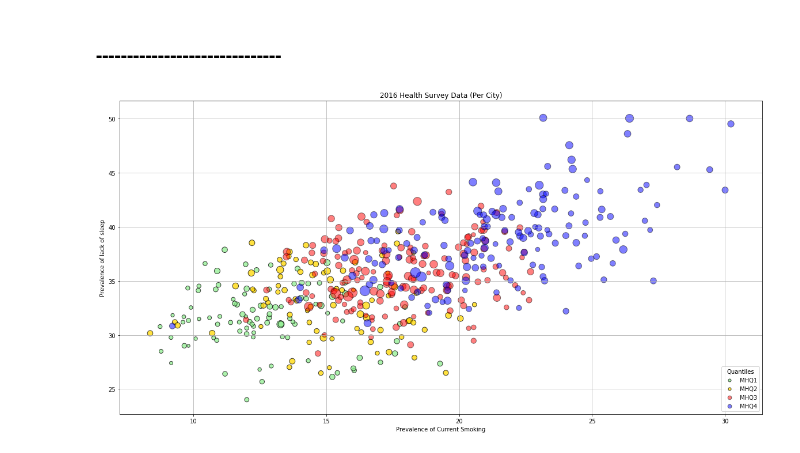
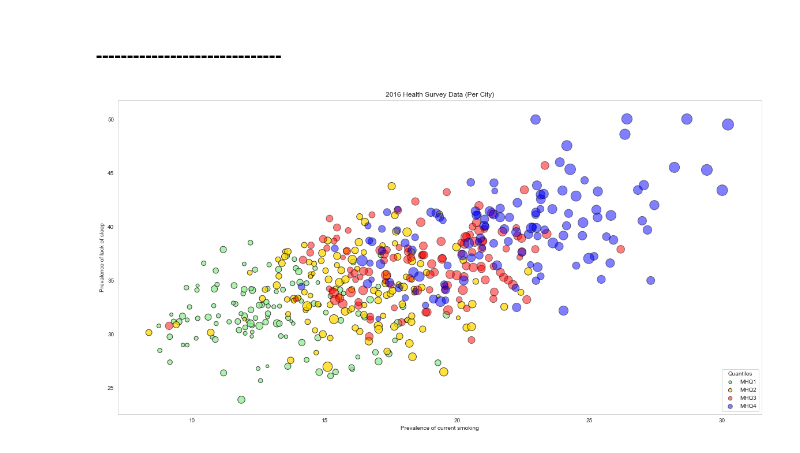
Before and after one commit to PetitsPoissons/Health_Project, a Jupyter notebook: MH_notebook_final.ipynb, the cells around one changed output. Drawn from its saved outputs; the diff is of its cells as text; code cells hidden in the pictures.

```diff
--- a/MH_notebook_final.ipynb
+++ b/MH_notebook_final.ipynb
@@ -317,18 +276,0 @@ sns.kdeplot(hi_final['HO_poor_mental_health'], shade=True)
-# %%
-# Calculating quantiles on mental health outcome (MH) & preparing bins
-print(tracts_clean['HO_poor_mental_health'].describe())
-tracts_bins = [4]
-tracts_MH_Q1 = tracts_clean['HO_poor_mental_health'].quantile(0.25)
-tracts_bins.append(tracts_MH_Q1)
-tracts_MH_Q2 = tracts_clean['HO_poor_mental_health'].quantile(0.5)
-tracts_bins.append(tracts_MH_Q2)
-tracts_MH_Q3 = tracts_clean['HO_poor_mental_health'].quantile(0.75)
-tracts_bins.append(tracts_MH_Q3)
-tracts_bins.append(30)
-print(tracts_bins)
-tracts_labels = ['low', 'low-med', 'med-high', 'high']
-print(tracts_labels)
-
-# Append our bins to our tracts_clean dataframe
-tracts_clean['quantile'] = pd.cut(tracts_clean['HO_poor_mental_health'], tracts_bins, labels=tracts_labels)
-tracts_clean['quantile'].unique()
@@ -852,39 +863,44 @@ strong multicollinearity or other numerical problems.
 # %%
 # Obtain the x and y coordinates for each of the four MH quantiles
 
-UBQ1_current_smoking = df_Q1['UB_current_smoking']
-UBQ2_current_smoking = df_Q2['UB_current_smoking']
-UBQ3_current_smoking = df_Q3['UB_current_smoking']
-UBQ4_current_smoking = df_Q4['UB_current_smoking']
+UBQ1_current_smoking = df[df["quantile"] == 'low']['UB_current_smoking']
+UBQ2_current_smoking = df[df["quantile"] == 'low-med']['UB_current_smoking']
+UBQ3_current_smoking = df[df["quantile"] == 'med-high']['UB_current_smoking']
+UBQ4_current_smoking = df[df["quantile"] == 'high']['UB_current_smoking']
 
-UBQ1_less_sleep = df_Q1['UB_less_sleep']
-UBQ2_less_sleep = df_Q2['UB_less_sleep']
-UBQ3_less_sleep = df_Q3['UB_less_sleep']
-UBQ4_less_sleep = df_Q4['UB_less_sleep']
+UBQ1_less_sleep = df[df["quantile"] == 'low']['UB_less_sleep']
+UBQ2_less_sleep = df[df["quantile"] == 'low-med']['UB_less_sleep']
+UBQ3_less_sleep = df[df["quantile"] == 'med-high']['UB_less_sleep']
+UBQ4_less_sleep = df[df["quantile"] == 'high']['UB_less_sleep']
+
+SEQ1 = df[df["quantile"] == 'low']['percent_hIncome_under$25K']
+SEQ2 = df[df["quantile"] == 'low-med']['percent_hIncome_under$25K']
+SEQ3 = df[df["quantile"] == 'med-high']['percent_hIncome_under$25K']
+SEQ4 = df[df["quantile"] == 'high']['percent_hIncome_under$25K']
 
 # Build the scatter plots for each mental health quantile
 plt.figure(figsize=(20, 10))
 
-UBQ1 = plt.scatter(df_Q1['UB_current_smoking'], df_Q1['UB_less_sleep'], s=df_Q1['PS_lack_health_ins']*7, facecolors='lightgreen',
+UBQ1 = plt.scatter(UBQ1_current_smoking, UBQ1_less_sleep, s=SEQ1*900, facecolors='lightgreen',
                     linewidths=1, edgecolors='black', alpha=0.75, label="MHQ1")
-UBQ2 = plt.scatter(df_Q2['UB_current_smoking'], df_Q2['UB_less_sleep'], s=df_Q2['PS_lack_health_ins']*7, facecolors='gold',
+UBQ2 = plt.scatter(UBQ2_current_smoking, UBQ2_less_sleep, s=SEQ2*900, facecolors='gold',
                     linewidths=1, edgecolors='black', alpha=0.75, label="MHQ2")
-UBQ3 = plt.scatter(df_Q3['UB_current_smoking'], df_Q3['UB_less_sleep'], s=df_Q3['PS_lack_health_ins']*7, facecolors='red',
+UBQ3 = plt.scatter(UBQ3_current_smoking, UBQ3_less_sleep, s=SEQ3*900, facecolors='red',
                     linewidths=1, edgecolors='black', alpha=0.5, label="MHQ3")
-UBQ4 = plt.scatter(df_Q4['UB_current_smoking'], df_Q4['UB_less_sleep'], s=df_Q4['PS_lack_health_ins']*7, facecolors='blue',
+UBQ4 = plt.scatter(UBQ4_current_smoking, UBQ4_less_sleep, s=SEQ4*900, facecolors='blue',
                     linewidths=1, edgecolors='black', alpha=0.5, label="MHQ4")
 
 # Incorporate the other graph properties
 plt.title("2016 Health Survey Data (Per City)")
 plt.xlabel("Prevalence of current smoking")
 plt.ylabel("Prevalence of lack of sleep")
 plt.grid()
 
 # Create a legend
 plt.legend(handles=[UBQ1, UBQ2, UBQ3, UBQ4], loc="lower right", markerscale=0.5, title="Quantiles")
 #Legend(numpoints=None, markerscale=None, markerfirst=True, scatterpoints=None, scatteryoffsets=None, prop=None, fontsize=None, borderpad=None, labelspacing=None, handlelength=None, handleheight=None, handletextpad=None, borderaxespad=None, columnspacing=None, ncol=1, mode=None, fancybox=None, shadow=None, title=None, title_fontsize=None, framealpha=None, edgecolor=None, facecolor=None, bbox_to_anchor=None, bbox_transform=None, frameon=None, handler_map=None)
 
 # Save Figure
 plt.savefig("MH_bubble_plot.png")
 # %% [output]
-[figure, old version]
+[figure, new version]
```
Also changed, not shown: parts of 26 cells of this notebook, 1 other file.
